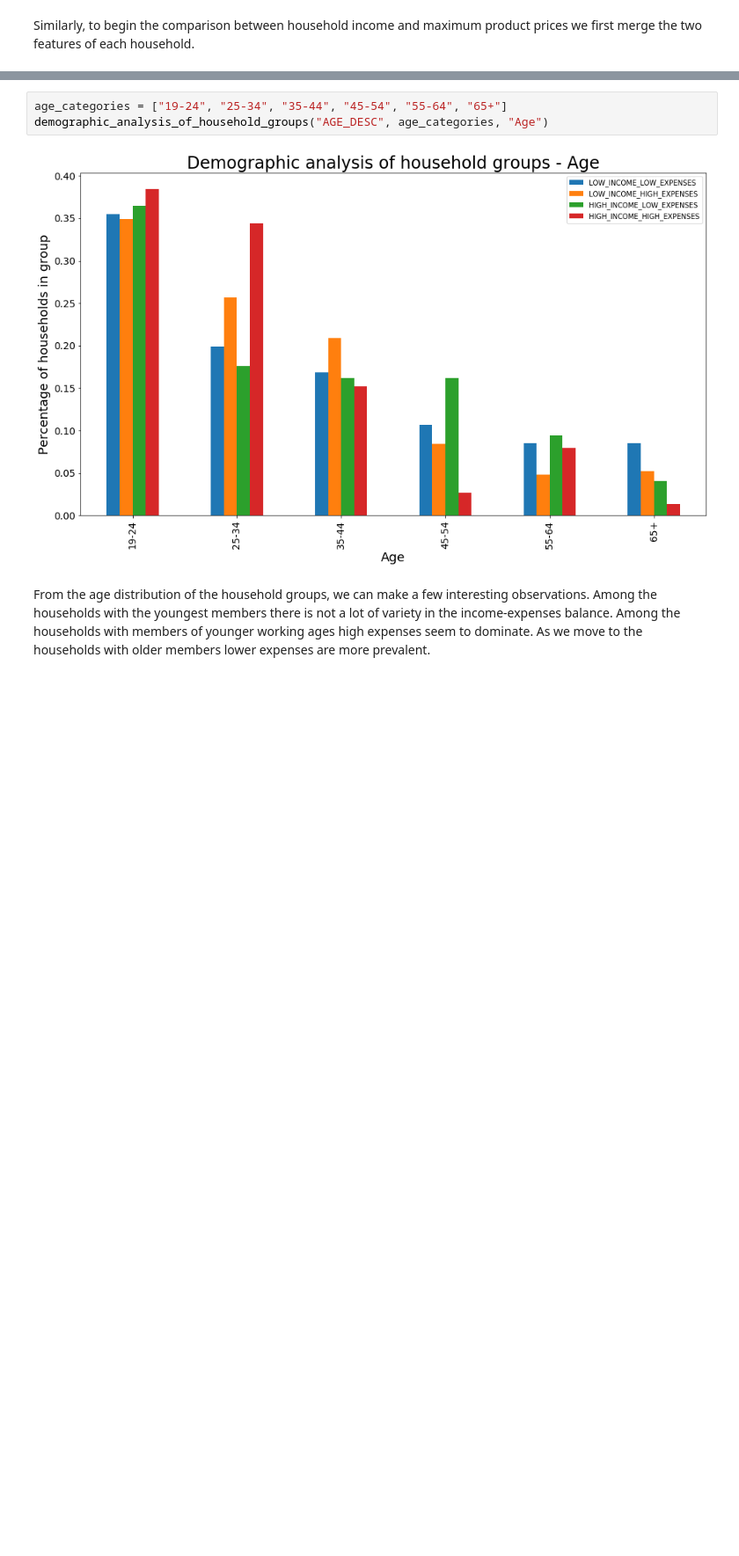
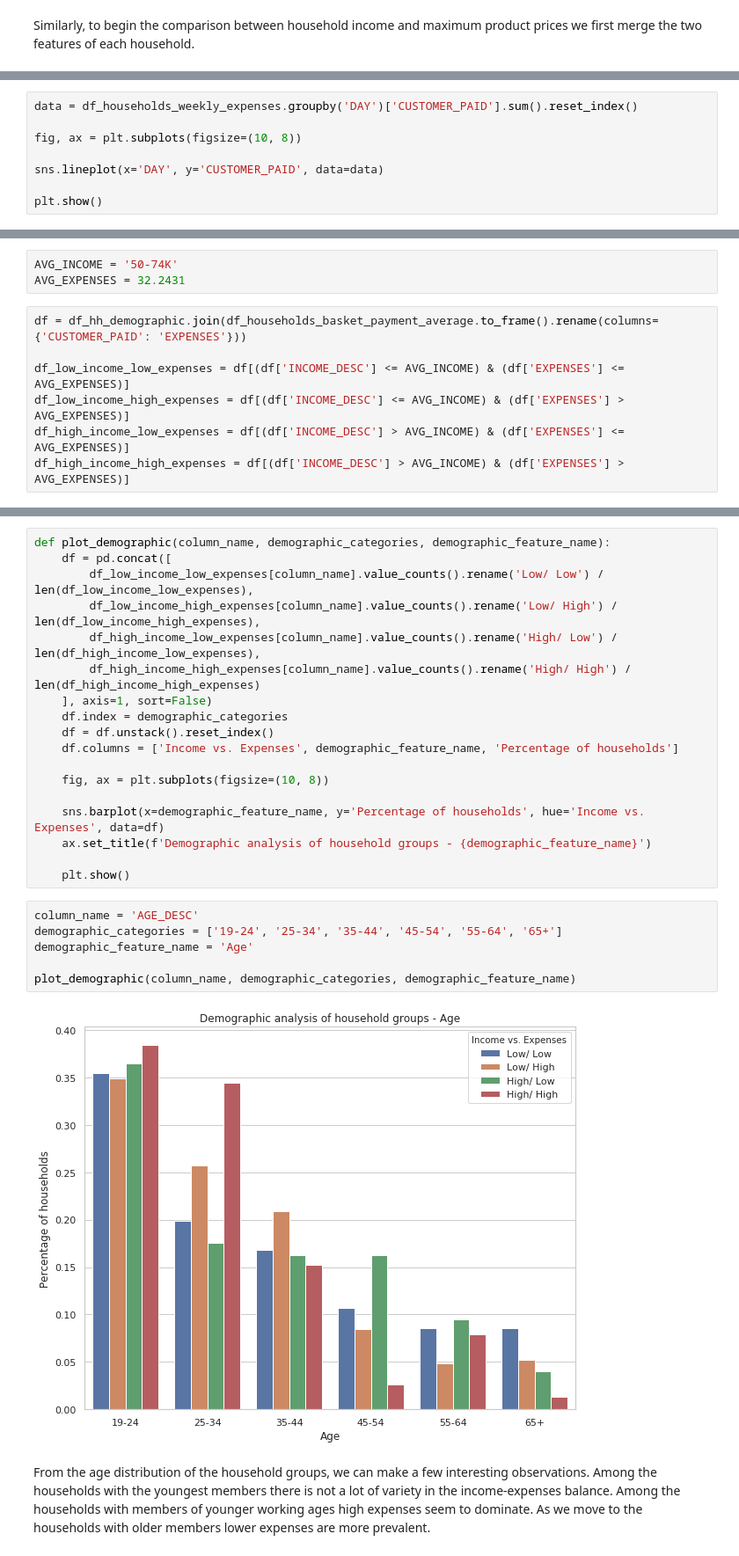
Before and after one commit to BoschSamuel/ADA_Project_2019, a Jupyter notebook: RQ7_mladen.ipynb, the cells around one changed output, grey strips where cells are left out. Shown: that part at 88% size. Drawn from its saved outputs; the diff is of its cells as text; blank space fills up the shorter version.

```diff
--- a/RQ7_mladen.ipynb
+++ b/RQ7_mladen.ipynb
@@ -390,0 +351,8 @@ Analyzing the joint distribution using the heatmap, we observe that it is very s
+# %%
+data = df_households_weekly_expenses.groupby('DAY')['CUSTOMER_PAID'].sum().reset_index()
+
+fig, ax = plt.subplots(figsize=(10, 8))
+
+sns.lineplot(x='DAY', y='CUSTOMER_PAID', data=data)
+
+plt.show()
@@ -391 +365,11 @@ Analyzing the joint distribution using the heatmap, we observe that it is very s
+# %%
+AVG_INCOME = '50-74K'
+AVG_EXPENSES = 32.2431
+# %%
+df = df_hh_demographic.join(df_households_basket_payment_average.to_frame().rename(columns={'CUSTOMER_PAID': 'EXPENSES'}))
+
+df_low_income_low_expenses = df[(df['INCOME_DESC'] <= AVG_INCOME) & (df['EXPENSES'] <= AVG_EXPENSES)]
+df_low_income_high_expenses = df[(df['INCOME_DESC'] <= AVG_INCOME) & (df['EXPENSES'] > AVG_EXPENSES)]
+df_high_income_low_expenses = df[(df['INCOME_DESC'] > AVG_INCOME) & (df['EXPENSES'] <= AVG_EXPENSES)]
+df_high_income_high_expenses = df[(df['INCOME_DESC'] > AVG_INCOME) & (df['EXPENSES'] > AVG_EXPENSES)]
 # %%
@@ -444,7 +393,28 @@ def demographic_analysis_of_household_groups(column_name, demographic_categories
+# %%
+def plot_demographic(column_name, demographic_categories, demographic_feature_name):
+    df = pd.concat([
+        df_low_income_low_expenses[column_name].value_counts().rename('Low/ Low') / len(df_low_income_low_expenses),
+        df_low_income_high_expenses[column_name].value_counts().rename('Low/ High') / len(df_low_income_high_expenses),
+        df_high_income_low_expenses[column_name].value_counts().rename('High/ Low') / len(df_high_income_low_expenses),
+        df_high_income_high_expenses[column_name].value_counts().rename('High/ High') / len(df_high_income_high_expenses)
+    ], axis=1, sort=False)
+    df.index = demographic_categories
+    df = df.unstack().reset_index()
+    df.columns = ['Income vs. Expenses', demographic_feature_name, 'Percentage of households']
+
+    fig, ax = plt.subplots(figsize=(10, 8))
+
+    sns.barplot(x=demographic_feature_name, y='Percentage of households', hue='Income vs. Expenses', data=df)
+    ax.set_title(f'Demographic analysis of household groups - {demographic_feature_name}')
+
+    plt.show()
 # %%
-age_categories = ["19-24", "25-34", "35-44", "45-54", "55-64", "65+"]
-demographic_analysis_of_household_groups("AGE_DESC", age_categories, "Age")
+column_name = 'AGE_DESC'
+demographic_categories = ['19-24', '25-34', '35-44', '45-54', '55-64', '65+']
+demographic_feature_name = 'Age'
+
+plot_demographic(column_name, demographic_categories, demographic_feature_name)
 # %% [output]
-[figure, old version]
+[figure, new version]
 # %% [markdown]
 From the age distribution of the household groups, we can make a few interesting observations. Among the households with the youngest members there is not a lot of variety in the income-expenses balance. Among the households with members of younger working ages high expenses seem to dominate. As we move to the households with older members lower expenses are more prevalent.
```
Also changed, not shown: parts of 54 cells of this notebook.
